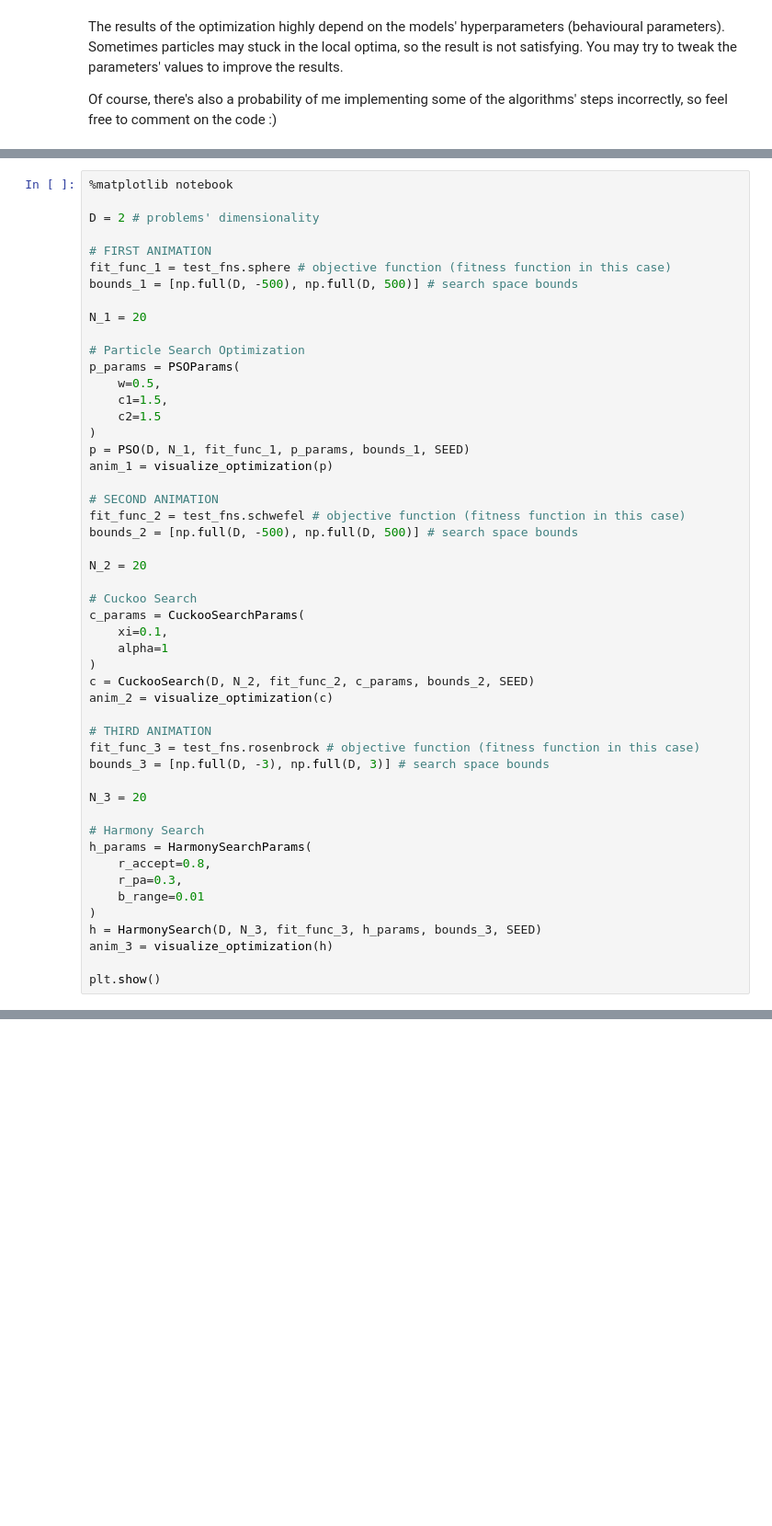
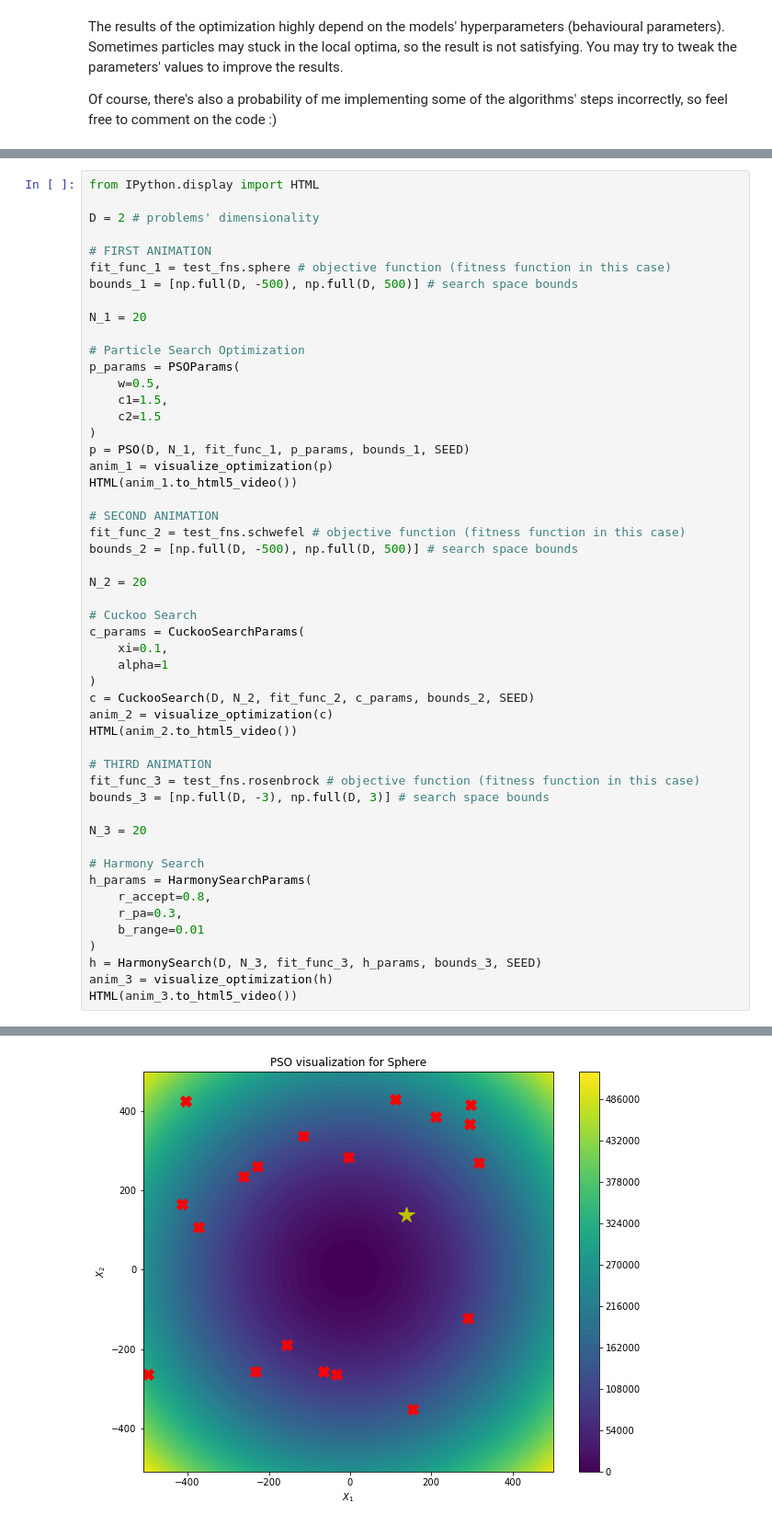
Before and after one commit to OleksandrKlanovets/swarm_algorithms, a Jupyter notebook: notebooks/swarm_algorithms_demo.ipynb, the cells around one changed output, grey strips where cells are left out. Shown at 92% size. Cells and saved outputs as stored; diff of their text form; blank space fills up the shorter version.

Commit message:
Fixed notebook, added animations as html5 videos, modified gitignore

```diff
--- a/notebooks/swarm_algorithms_demo.ipynb
+++ b/notebooks/swarm_algorithms_demo.ipynb
@@ -147,5 +151,5 @@ Let's now see how exactly particles move in the search space. We're going to def
 # %%
-%matplotlib notebook
+from IPython.display import HTML
 
 D = 2 # problems' dimensionality
 
@@ -163,6 +167,7 @@ p_params = PSOParams(
 )
 p = PSO(D, N_1, fit_func_1, p_params, bounds_1, SEED)
 anim_1 = visualize_optimization(p)
+HTML(anim_1.to_html5_video())
 
 # SECOND ANIMATION
 fit_func_2 = test_fns.schwefel # objective function (fitness function in this case)
@@ -177,6 +182,7 @@ c_params = CuckooSearchParams(
 )
 c = CuckooSearch(D, N_2, fit_func_2, c_params, bounds_2, SEED)
 anim_2 = visualize_optimization(c)
+HTML(anim_2.to_html5_video())
 
 # THIRD ANIMATION
 fit_func_3 = test_fns.rosenbrock # objective function (fitness function in this case)
@@ -192,6 +198,5 @@ h_params = HarmonySearchParams(
 )
 h = HarmonySearch(D, N_3, fit_func_3, h_params, bounds_3, SEED)
 anim_3 = visualize_optimization(h)
-
-plt.show()
+HTML(anim_3.to_html5_video())
 # %% [output]
@@ -203,0 +204 @@ plt.show()
+[figure, added]
```
Also changed, not shown: parts of 3 cells of this notebook, 1 other file.
